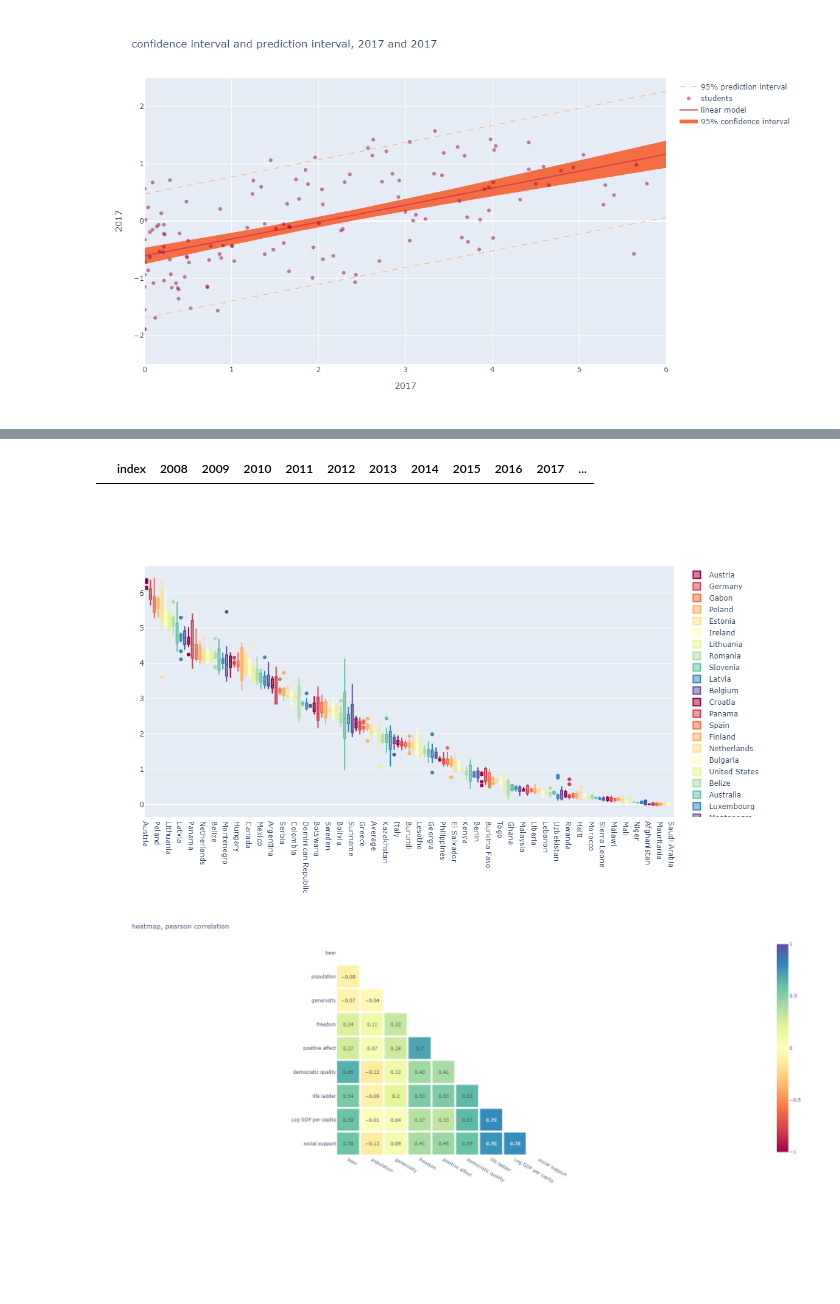
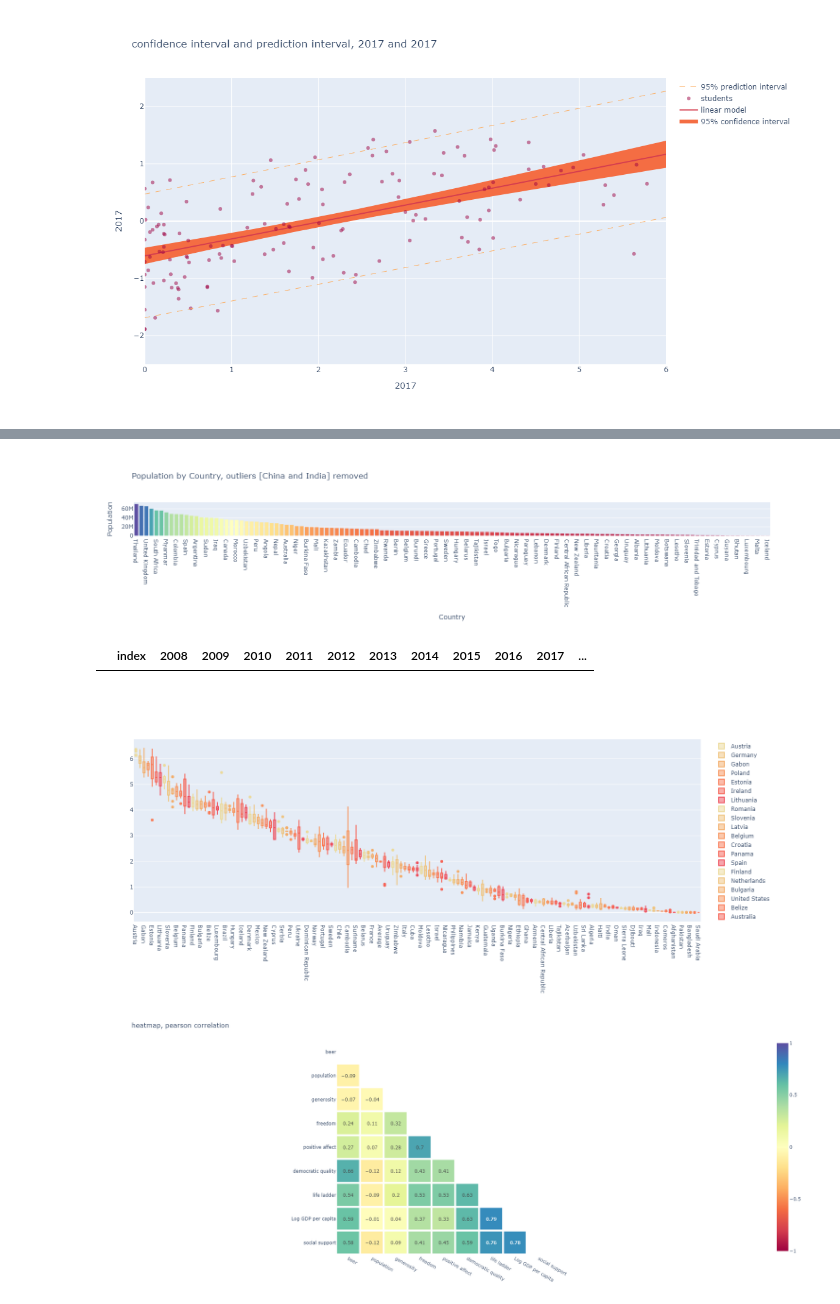
Before and after one commit to ua-chjb/portfolio_beer_and_happiness, a Jupyter notebook: merging_EDA_finalcharts.ipynb, the cells around one changed output, grey strips where cells are left out. Cells and saved outputs as stored; diff of their text form; code cells hidden in the pictures; blank space fills up the shorter version.

```diff
--- a/merging.ipynb
+++ b/merging_EDA_finalcharts.ipynb
@@ -483,12 +483,10 @@ beer["mean"] = mean
 # %%
-cols = [str(j) for j in np.arange(2008, 2019)] + ["mean"]
+cols = np.arange(2008, 2019)
 beer.columns = cols
 # %%
 pop= bhp.iloc[::, 108:119]
 # %%
 pop.loc["Average", ::] = pop.mean(axis=0)
-mean = pop.mean(axis=1)
-pop["mean"] = mean
 pop.columns = cols
 # %%
 dem = bhp.iloc[::, 169:180]
@@ -673,0 +815,23 @@ px.imshow(beer.sort_values(by="2017", ascending=False).drop(["mean"], axis=1)[:5
+# %%
+def IQR(series):
+    x = series
+    mask = ((x >= x.quantile(0.25) - 1.5*(x.quantile(0.75)-x.quantile(0.25))) & (x <= x.quantile(0.75) + 1.5*(x.quantile(0.75)-x.quantile(0.25))))
+    return mask
+
+def fig_F_popbar():
+
+    pop_dash = pop.T.reset_index().rename(columns={"index": "Year"})
+    mask = ( pop_dash["Year"]==2017 )
+    pop_dash = pop_dash[mask].drop(["Year"], axis=1).T.rename(columns={9:"pop"}).sort_values(by=["pop"], ascending=False)
+
+    mask = IQR(pop_dash["pop"])
+
+    return go.Figure(go.Bar(y=pop_dash[mask]["pop"], x=pop_dash[mask].index, marker={"color": pop_dash[mask]["pop"], "colorscale": "Spectral"})).update_layout({
+        "title": "Population by Country, outliers [China and India] removed",
+        "xaxis": {"title": "Country"},
+        "yaxis": {"title": "Population"},
+    })
+
+population_bar()
+# %% [output]
+[figure, added]
@@ -674,5 +844,5 @@ px.imshow(beer.sort_values(by="2017", ascending=False).drop(["mean"], axis=1)[:5
 # %%
-beer_test = beer.sort_values(by="mean", ascending=False).copy().dropna(how="all")
+beer_test = pop.sort_values(by="mean", ascending=False).copy().dropna(how="all")
 # %%
 beer_t = beer_test.reset_index()
 beer_t[beer_t["index"]=="Sudan"]
@@ -681,18 +851,18 @@ beer_t[beer_t["index"]=="Sudan"]
 # %%
 from itertools import *
 
 traces = []
 
-color_iter = cycle(iter(px.colors.diverging.Spectral))
+color_iter = cycle(iter(px.colors.sequential.Oryel))
 
 for j in beer_test.index:
     sample = beer_test.loc[j, ::]
     g = go.Box(y=sample, name=j, marker={"color": next(color_iter)})
     traces.append(g)
 
 go.Figure(traces).update_layout({"height": 650, "width": 1200, "legend": {"visible": True, "traceorder": "grouped"}})
 # %% [output]
-[figure, old version]
+[figure, new version]
 # %%
 fig, corr = heatmap_allfeatures_pearson(summary, height=700, color="Spectral")
 fig
```
Also changed, not shown: parts of 20 cells of this notebook, 2 other files.
